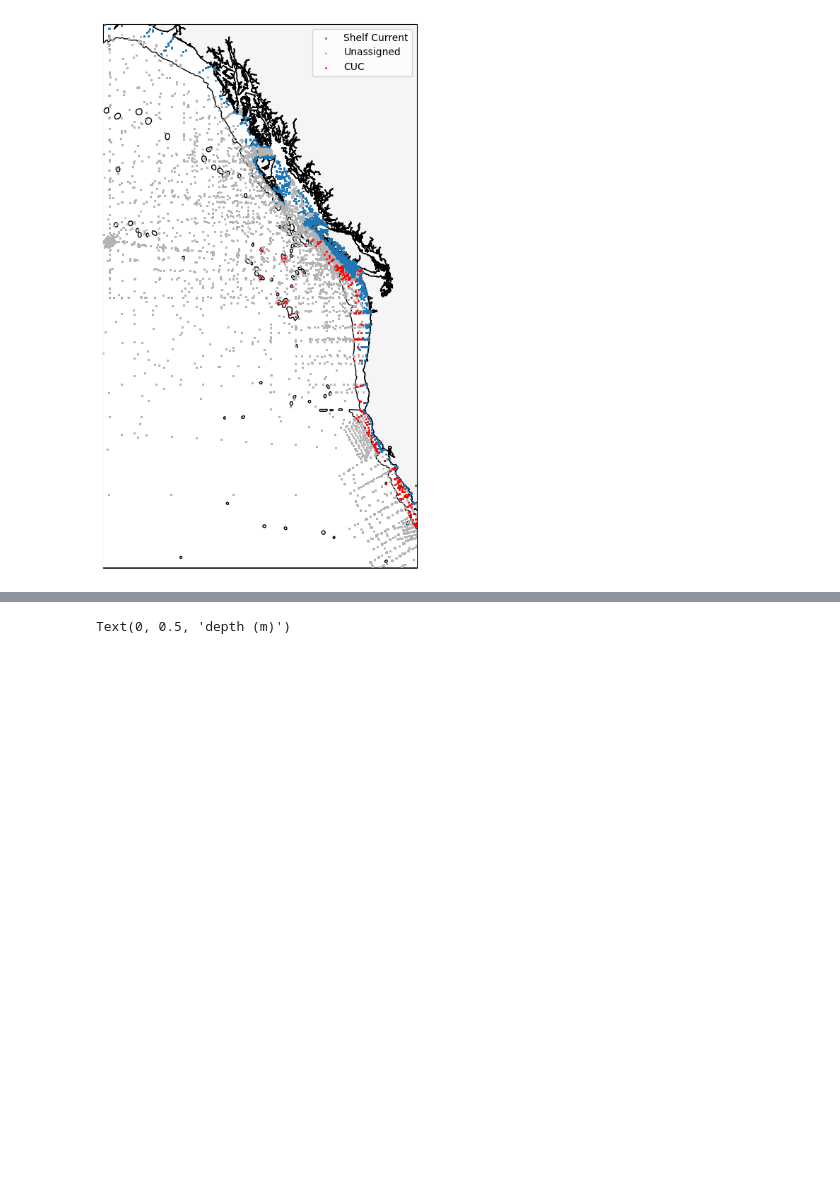
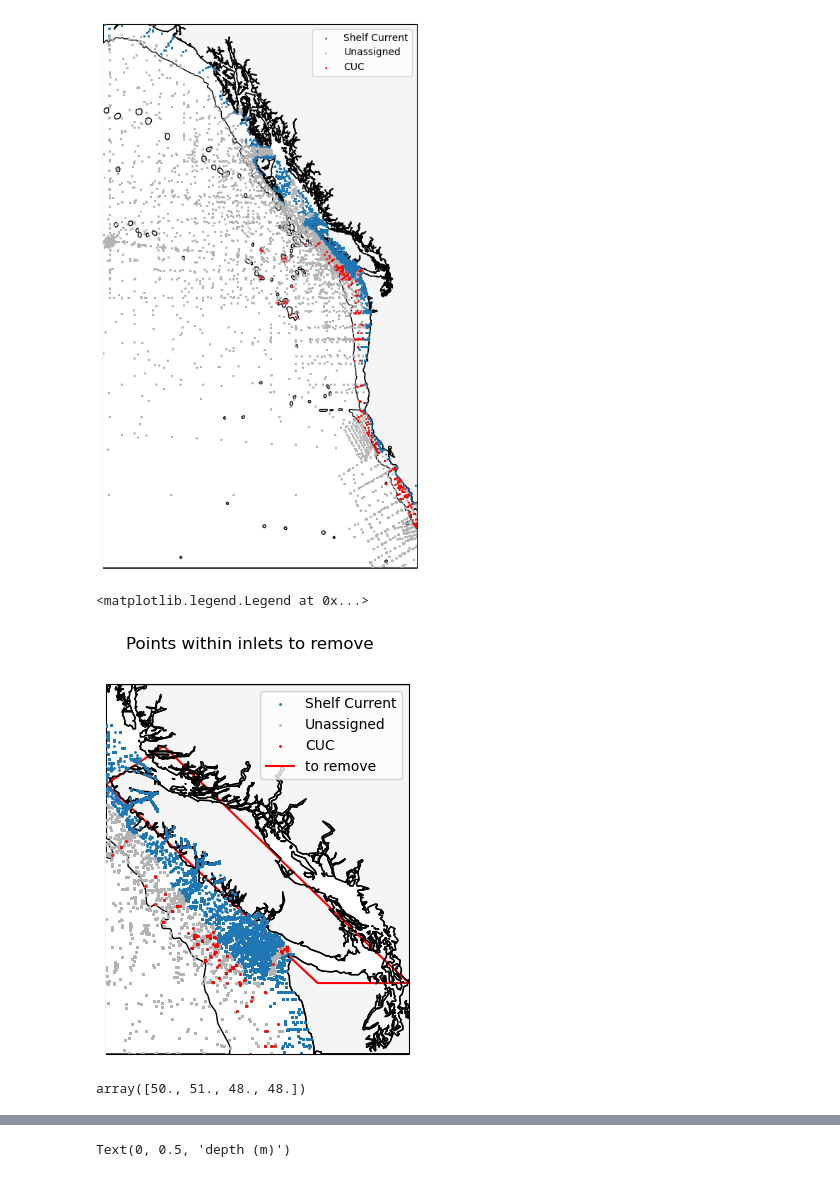
Before and after one commit to SalishSeaCast/analysis-griffon, a Jupyter notebook: notebooks/DefiningCurrentRegions.ipynb, the cells around one changed output, grey strips where cells are left out. Drawn from its saved outputs; the diff is of its cells as text; code cells hidden in the pictures; blank space fills up the shorter version.

```diff
--- a/notebooks/DefiningCurrentRegions.ipynb
+++ b/notebooks/DefiningCurrentRegions.ipynb
@@ -250,12 +262,13 @@ obs['salinity (psu)'] = unit_conversions.teos_psu(obs['salinity (g kg-1)'])
 obs['density (kg m-3)'] = psu_tools.calculate_density(obs['temperature (degC)'], obs['salinity (psu)'])-1000
 
 # Selecting data that is on the 26.5-26.6 isopycnal and where a current is over the continental slope
-mask = ((obs['density (kg m-3)'] >= densMin)
-        & (obs['density (kg m-3)'] <= densMax)
-        & (obs['depth (m)'] <= depthMax)
-        & (obs['depth (m)'] >= depthMin)
-        & (obs['latitude (degrees_north)'] < 50.1)
-        & (obs['location'] == 'slope'))
+mask = ((obs['density (kg m-3)'] >= densMin) # from Thomson & Krassovski 2010, Meinvielle & Johnson 2013
+        & (obs['density (kg m-3)'] <= densMax) # from Thomson & Krassovski 2010, Meinvielle & Johnson 2013
+        & (obs['depth (m)'] <= depthMax) # from Thomson & Krassovski 2010
+        & (obs['depth (m)'] >= depthMin) # from Thomson & Krassovski 2010
+        & (obs['latitude (degrees_north)'] < 50) # from Meinvielle & Johnson 2013
+        & (obs['latitude (degrees_north)'] > 25) # from Meinvielle & Johnson 2013
+        & (obs['location'] == 'slope')) # from Meinvielle & Johnson 2013
 obs.loc[mask, 'current'] = 'CUC'
 print(obs[mask][['depth (m)', 'density (kg m-3)', 'location']].head())
 cuc_obs = obs[obs['current'] == 'CUC']
@@ -303,3 +316,44 @@ ax.legend()
 # %% [output]
 <matplotlib.legend.Legend at 0x...>
 [figure]
+# %%
+xlim, ylim = [-128.5, -122.2], [47, 52]
+
+fig, ax = plt.subplots(1,1, subplot_kw={'projection': crs.Mercator(np.mean(xlim), *ylim)})
+
+# Make plot area
+ax.set_extent(xlim + ylim)
+
+# Draw coastline
+ax.add_feature(feature.GSHHSFeature('intermediate', facecolor='whitesmoke', zorder=2))
+ax.add_feature(feature.GSHHSFeature('intermediate', edgecolor='k', zorder=4))
+
+# and bathymetry..?
+ax.add_feature(feature.NaturalEarthFeature(name='bathymetry_I_2000', scale='10m', category='physical',facecolor='white', edgecolor='k',zorder=4))
+
+# points
+ax.scatter(obs['longitude (degrees_east)'][obs.current == 'Shelf_Current'],obs['latitude (degrees_north)'][obs.current == 'Shelf_Current'], transform=crs.PlateCarree(),s=1,zorder=5,label='Shelf Current')
+ax.scatter(obs['longitude (degrees_east)'][obs.current == ''],obs['latitude (degrees_north)'][obs.current == ''], c='0.7', transform=crs.PlateCarree(),s=1,zorder=5,label='Unassigned')
+ax.scatter(obs['longitude (degrees_east)'][obs.current == 'CUC'],obs['latitude (degrees_north)'][obs.current == 'CUC'], c='r', transform=crs.PlateCarree(),s=1,zorder=5,label='CUC')
+
+poly = np.array([[-128.5, 50.7],
+         [-127.3, 51.2],
+         [-122.2, 48],
+         [-124.1, 48],
+         [-128.5, 50.7]])
+ax.plot(poly[:,0], poly[:,1], c='r', transform=crs.PlateCarree(), label='to remove')
+
+#cuttoffs
+# ax.plot([-127.7,-125],[49,49], 'k--', transform=crs.PlateCarree(),zorder=7,label='N summer')
+# ax.plot([-126.1,-124.1],[47.3,47.3], 'k.-', transform=crs.PlateCarree(),zorder=7,label='S summer')
+# ax.plot([-130,-128],[50.5,50.5], 'k', transform=crs.PlateCarree(),zorder=7,label='N/S winter?')
+plt.suptitle('Points within inlets to remove')
+
+ax.legend()
+# %% [output]
+<matplotlib.legend.Legend at 0x...>
+[figure, added]
+# %%
+poly[:,1]
+# %% [output]
+array([50., 51., 48., 48.])
```
Also changed, not shown: parts of 9 cells of this notebook, 22 other files.
